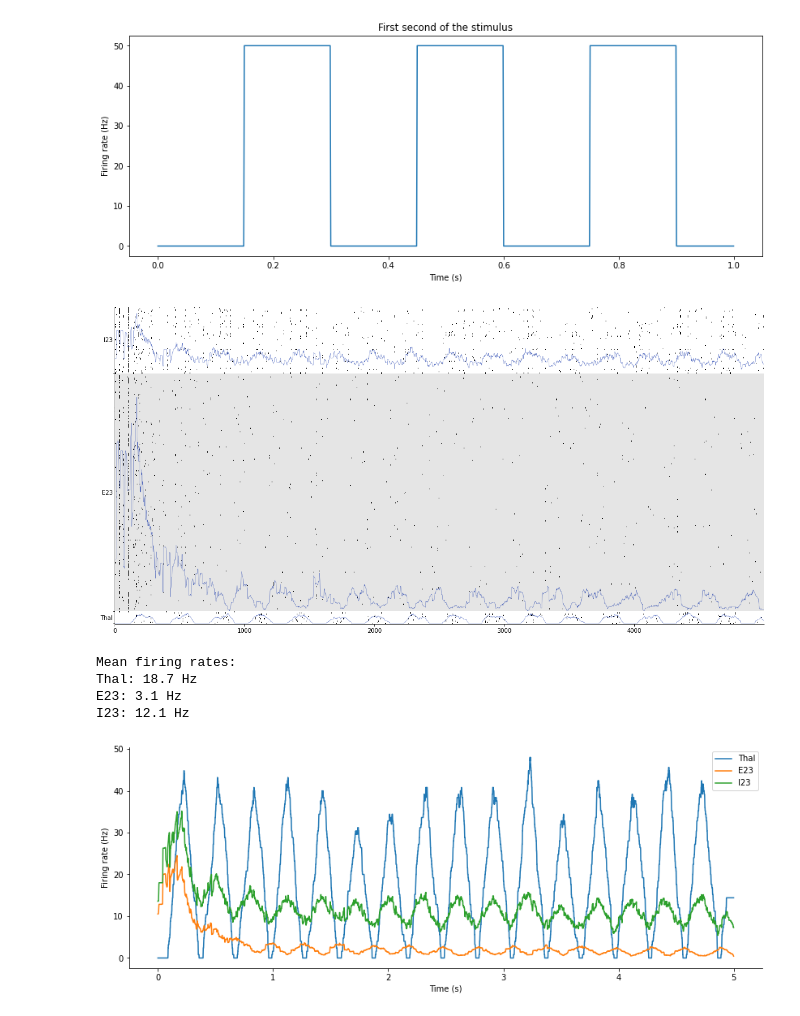
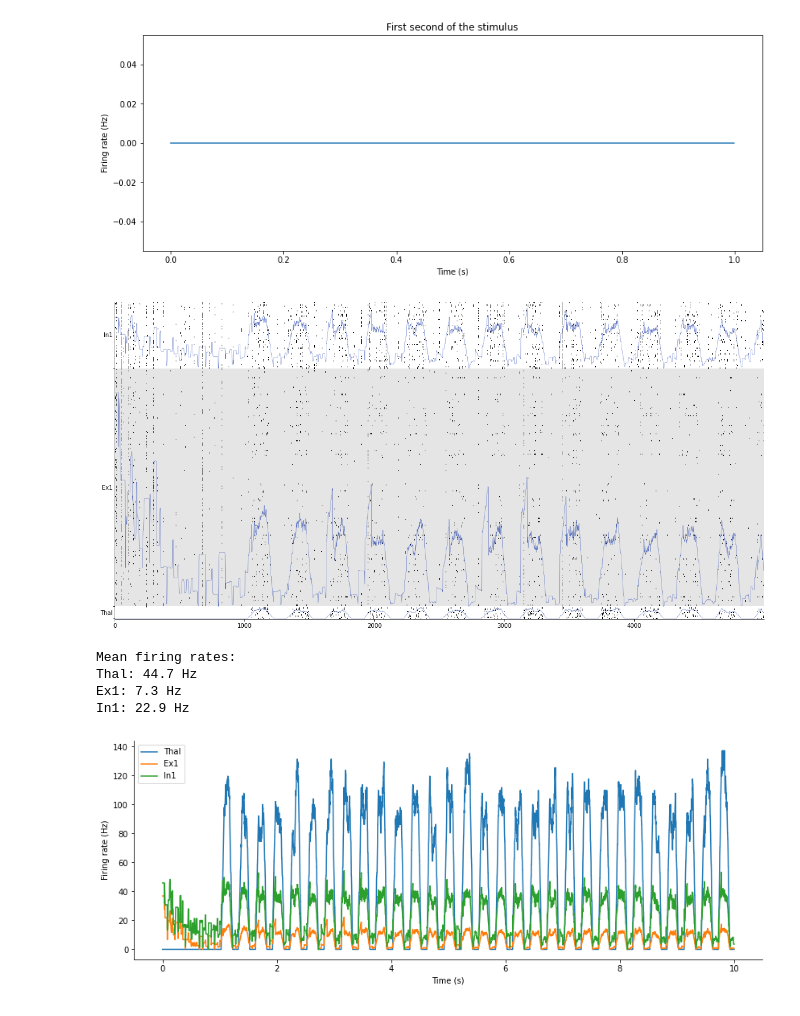
Before and after one commit to kernfel/cantata, a Jupyter notebook: forward exploration.ipynb, the cells around one changed output. Drawn from its saved outputs; the diff is of its cells as text; code cells hidden in the pictures.

```diff
--- a/forward exploration.ipynb
+++ b/forward exploration.ipynb
@@ -13,26 +9,19 @@ from cantata import cfg
 # %%
 figsize = (14,5)
-# %%
-cfg.batch_size = 1
-cfg.model.weight_scale = .5
-cfg.model.w_mean = 400e-3
-cfg.model.populations.E23.noise_weight = 3e-3
-cfg.model.populations.I23.noise_weight = 3e-3
-cfg.model.populations.E23.targets.E23.A_p = 0.5
-cfg.model.populations.E23.targets.E23.A_d = 0.1
-# cfg.model.populations.E23.p
-
-# cfg.model.populations.Thal.n = 2
-# cfg.model.populations.Thal.targets.E23.density = .5
-# cfg.model.populations.Thal.targets.I23.density = .25
+# %%
+cfg.batch_size = 1
+cfg.model.populations.Ex1.noise_weight = 3e-3
+cfg.model.populations.In1.noise_weight = 3e-3
 # %%
 second = int(1/cfg.time_step)
 # %%
-cfg.n_steps = int(5 * second)
-rate_0, rate_1 = 0, 50 # Hz
-t_on, t_off = .15*second, .15*second
+cfg.n_steps = int(10 * second)
+rate_off, rate_on = 0, 100 # Hz
+t_off, t_on = .15*second, .15*second
+t_wait = 1*second
 # %%
-inputs = torch.where(torch.arange(cfg.n_steps)%(t_on+t_off) >= t_off, rate_1, rate_0)
+inputs = torch.where(torch.arange(cfg.n_steps)%(t_on+t_off) >= t_off, rate_on, rate_off)
+inputs[:t_wait] = rate_off
 
 plt.figure(figsize=figsize)
 plt.plot(np.arange(second) * cfg.time_step, inputs[:second])
@@ -42,7 +31,7 @@ plt.title('First second of the stimulus')
 
 inputs = inputs.reshape(1,-1,1).expand(cfg.batch_size, -1, cfg.n_inputs)
 # %% [output]
-[figure, old version]
+[figure, new version]
 # %%
 m = cantata.Module()
 with torch.no_grad():
@@ -55,26 +44,26 @@ ax = fig.subplots()
 spikes = record.out[batch:batch+1,0:5000]
 cp.raster(spikes, ax, rates=cp.get_rates(spikes, kwidth=50), c='#1133AAAA', lw=0.5);
 # %% [output]
-[figure, old version]
+[figure, new version]
 # %%
-rates = cp.get_rates(record.out, kwidth=125)
+rates = cp.get_rates(record.out, kwidth=51)
 t = np.arange(cfg.n_steps) / second
 plt.figure(figsize=figsize)
 print('Mean firing rates:')
 for i,p in enumerate(cfg.model.populations.keys()):
     plt.plot(t, rates[batch,i].cpu(), label=p)
     mean = rates[batch,i].mean().item()
     print(f'{p}: {mean:.1f} Hz')
 plt.ylabel('Firing rate (Hz)')
 plt.xlabel('Time (s)')
 plt.legend()
 sns.despine()
 # %% [output]
 Mean firing rates:
-Thal: 18.7 Hz
-E23: 3.1 Hz
-I23: 12.1 Hz
+Thal: 44.7 Hz
+Ex1: 7.3 Hz
+In1: 22.9 Hz
-[figure, old version]
+[figure, new version]
 # %%
 ticks, _,_ = cp.get_ticks()
 mask = m.w != 0
```
Also changed, not shown: parts of 3 cells of this notebook, 1 other file.
